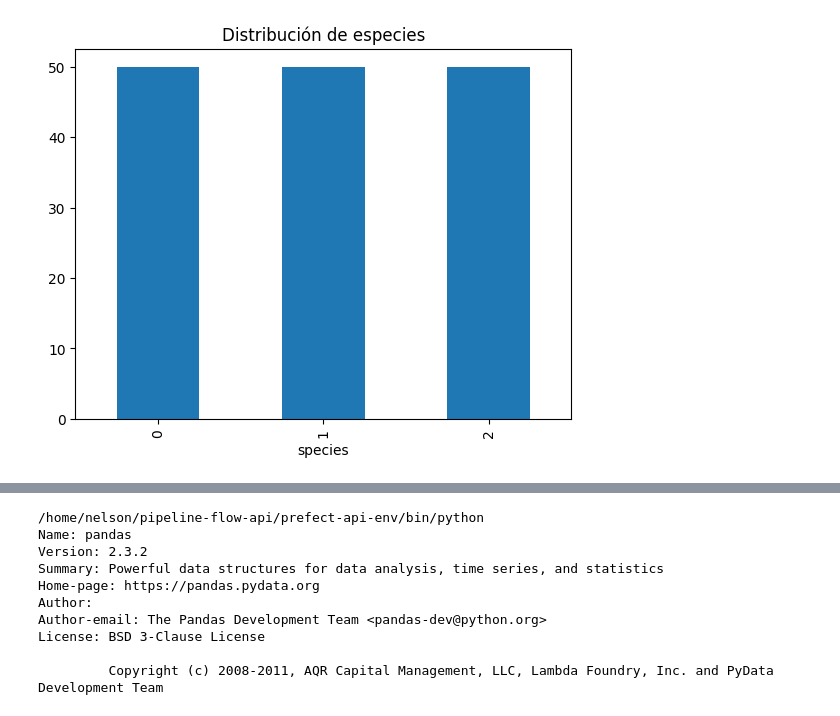
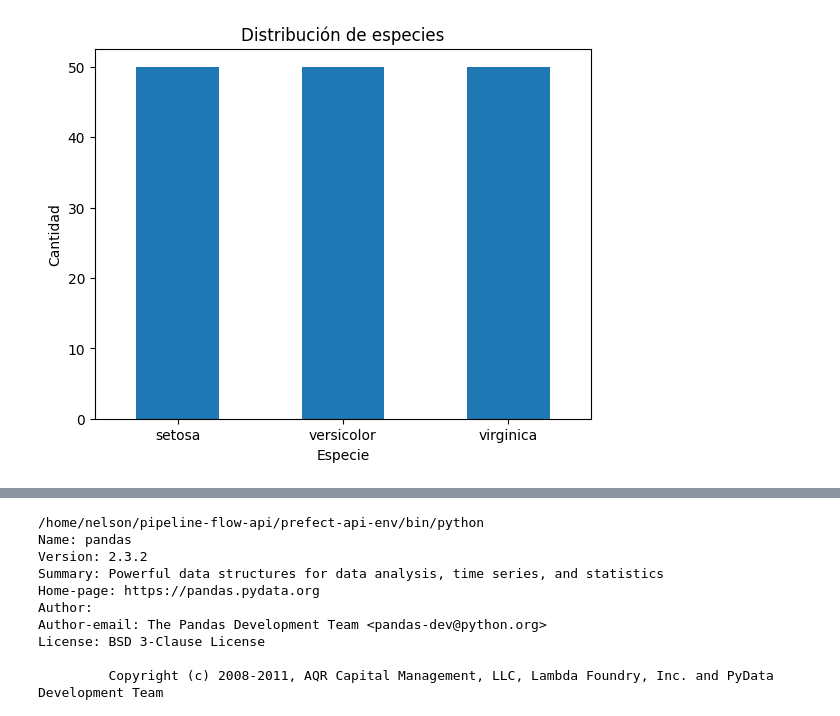
Before and after one commit to Armegas/pipeline-flow-api, a Jupyter notebook: notebooks/iris_notebook.ipynb, the cells around one changed output, grey strips where cells are left out. Saved outputs shown, nothing was run; the diff lists cells and outputs as text; code cells hidden in the pictures.

```diff
--- a/notebooks/iris_notebook.ipynb
+++ b/notebooks/iris_notebook.ipynb
@@ -1,48 +1,76 @@
 # %%
 # Iris Notebook: Exploración y Entrenamiento
-import pandas as pd
-import matplotlib.pyplot as plt
-from sklearn.datasets import load_iris
-from sklearn.model_selection import train_test_split
-from sklearn.metrics import accuracy_score
-from sklearn.linear_model import LogisticRegression
-from sklearn.tree import DecisionTreeClassifier
-from xgboost import XGBClassifier
-import pickle
 
-# Cargar dataset
-iris = load_iris()
-X, y = iris.data, iris.target
+# --- 1. Importación de Librerías ---
+# Se importan todas las herramientas necesarias para el análisis y modelado.
+import pandas as pd  # Para la manipulación de datos en formato de tabla (DataFrame).
+import matplotlib.pyplot as plt  # Para crear visualizaciones y gráficos.
+from sklearn.datasets import load_iris  # Para cargar el conjunto de datos de Iris.
+from sklearn.model_selection import train_test_split  # Para dividir los datos en conjuntos de entrenamiento y prueba.
+from sklearn.metrics import accuracy_score  # Para evaluar la precisión de los modelos.
+from sklearn.linear_model import LogisticRegression  # Modelo de Regresión Logística.
+from sklearn.tree import DecisionTreeClassifier  # Modelo de Árbol de Decisión.
+from xgboost import XGBClassifier  # Modelo XGBoost, un algoritmo de boosting potente.
+import pickle  # Para serializar y guardar el modelo entrenado en un archivo.
+
+# --- 2. Carga y Preparación del Dataset ---
+# Se carga el dataset de Iris y se convierte a un formato fácil de usar.
+iris = load_iris()  # Carga el dataset, que viene en un formato de diccionario.
+X, y = iris.data, iris.target  # Separa las características (X) de la variable objetivo (y, la especie).
+
+# Se crea un DataFrame de pandas para una mejor visualización y manipulación.
 df = pd.DataFrame(X, columns=iris.feature_names)
-df['species'] = y
+df['species'] = y  # Se añade la columna de la especie al DataFrame.
 
-# Visualización básica
+# --- 3. Visualización Básica de los Datos ---
+# Se genera un gráfico para entender la distribución de las clases.
+print("Visualizando la distribución de las especies...")
 df['species'].value_counts().plot(kind='bar', title='Distribución de especies')
-plt.show()
+plt.xlabel("Especie")
+plt.ylabel("Cantidad")
+plt.xticks(ticks=[0, 1, 2], labels=iris.target_names, rotation=0) # Asigna nombres a las clases
+plt.show() # Muestra el gráfico. Se puede ver que el dataset está balanceado.
 
-# División de datos
-X_train, X_test, y_train, y_test = train_test_split(X, y, test_size=0.2, random_state=42)
+# --- 4. División de Datos en Entrenamiento y Prueba ---
+# Se separan los datos para entrenar el modelo y luego evaluarlo con datos que no ha visto.
+X_train, X_test, y_train, y_test = train_test_split(
+    X, y,               # Datos a dividir.
+    test_size=0.2,      # Proporción de datos para el conjunto de prueba (20%).
+    random_state=42     # Semilla aleatoria para asegurar que la división sea reproducible.
+)
 
-# Entrenamiento de modelos
+# --- 5. Definición y Entrenamiento de Modelos ---
+# Se define un diccionario con los modelos que se van a comparar.
 models = {
-    "LogisticRegression": LogisticRegression(),
-    "DecisionTree": DecisionTreeClassifier(max_depth=3),
-    "XGBoost": XGBClassifier(n_estimators=50)
+    "LogisticRegression": LogisticRegression(max_iter=200), # max_iter para asegurar convergencia.
+    "DecisionTree": DecisionTreeClassifier(max_depth=3), # max_depth para evitar sobreajuste.
+    "XGBoost": XGBClassifier(n_estimators=50, use_label_encoder=False, eval_metric='mlogloss') # Parámetros comunes para XGBoost.
 }
-scores = {}
+scores = {} # Diccionario para almacenar la precisión (accuracy) de cada modelo.
 
+print("\nEntrenando y evaluando modelos...")
+# Se itera sobre cada modelo para entrenarlo y evaluar su rendimiento.
 for name, model in models.items():
+    # 5.1. Entrenamiento: el modelo "aprende" de los datos de entrenamiento.
     model.fit(X_train, y_train)
+
+    # 5.2. Predicción: el modelo predice las especies para el conjunto de prueba.
     preds = model.predict(X_test)
+
+    # 5.3. Evaluación: se calcula la precisión comparando las predicciones con los valores reales.
     acc = accuracy_score(y_test, preds)
-    scores[name] = acc
-    print(f"{name} accuracy: {acc:.2f}")
+    scores[name] = acc # Se guarda la puntuación.
+    print(f"🔹 {name} accuracy: {acc:.4f}")
 
-# Guardar el mejor modelo
-best_model_name = max(scores, key=scores.get)
-best_model = models[best_model_name]
+# --- 6. Selección y Guardado del Mejor Modelo ---
+# Se identifica el modelo con la mayor precisión y se guarda para su uso futuro.
+best_model_name = max(scores, key=scores.get) # Obtiene el nombre del modelo con el score más alto.
+best_model = models[best_model_name] # Selecciona el objeto del modelo correspondiente.
+
+# Se guarda el mejor modelo en un archivo .pkl usando pickle.
+# "wb" significa que se abre el archivo en modo de escritura binaria (write binary).
 with open("../models/trained_model.pkl", "wb") as f:
     pickle.dump(best_model, f)
 
-print(f"✅ Mejor modelo guardado: {best_model_name}")
+print(f"\n✅ Mejor modelo guardado: {best_model_name} en '../models/trained_model.pkl'")
 # %% [output]
@@ -49 +78 @@ print(f"✅ Mejor modelo guardado: {best_model_name}")
-[figure, old version]
+[figure, new version]
```
Also changed, not shown: parts of 1 cell of this notebook, 4 other files.
